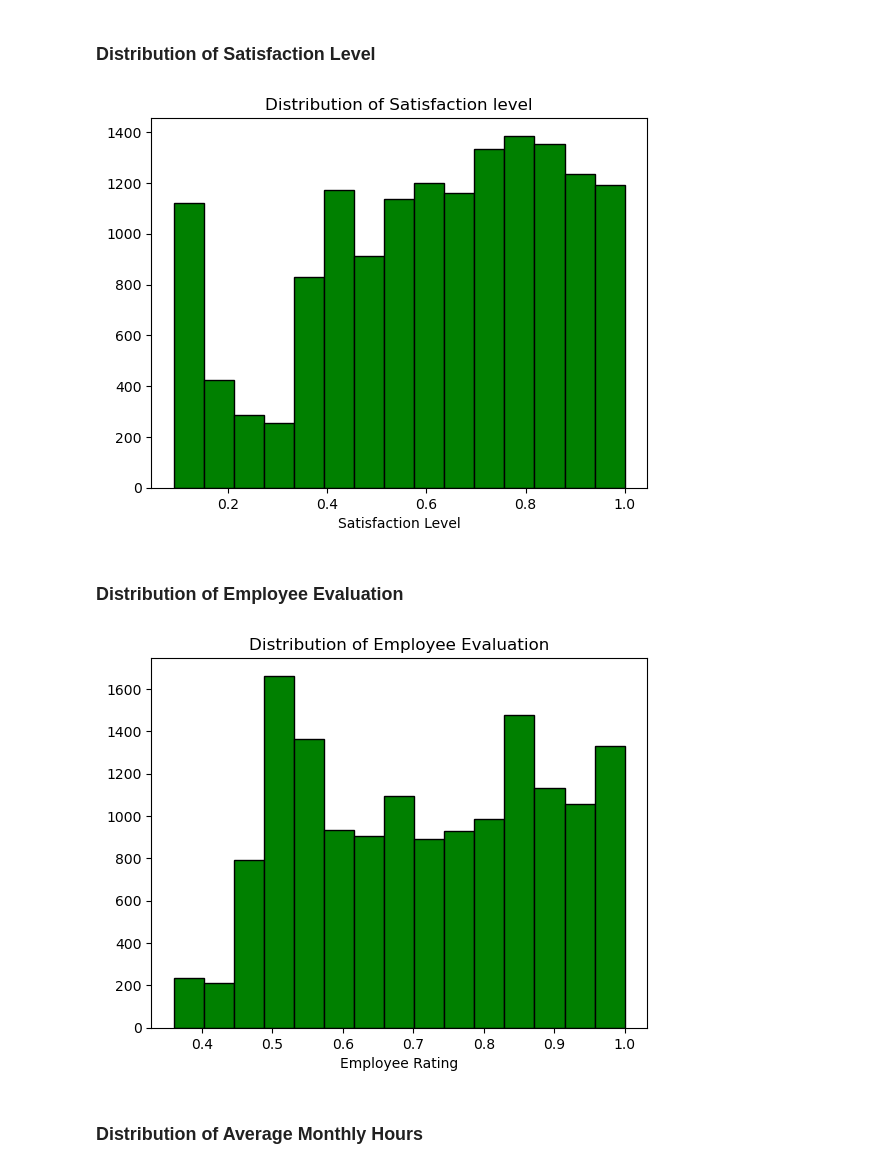
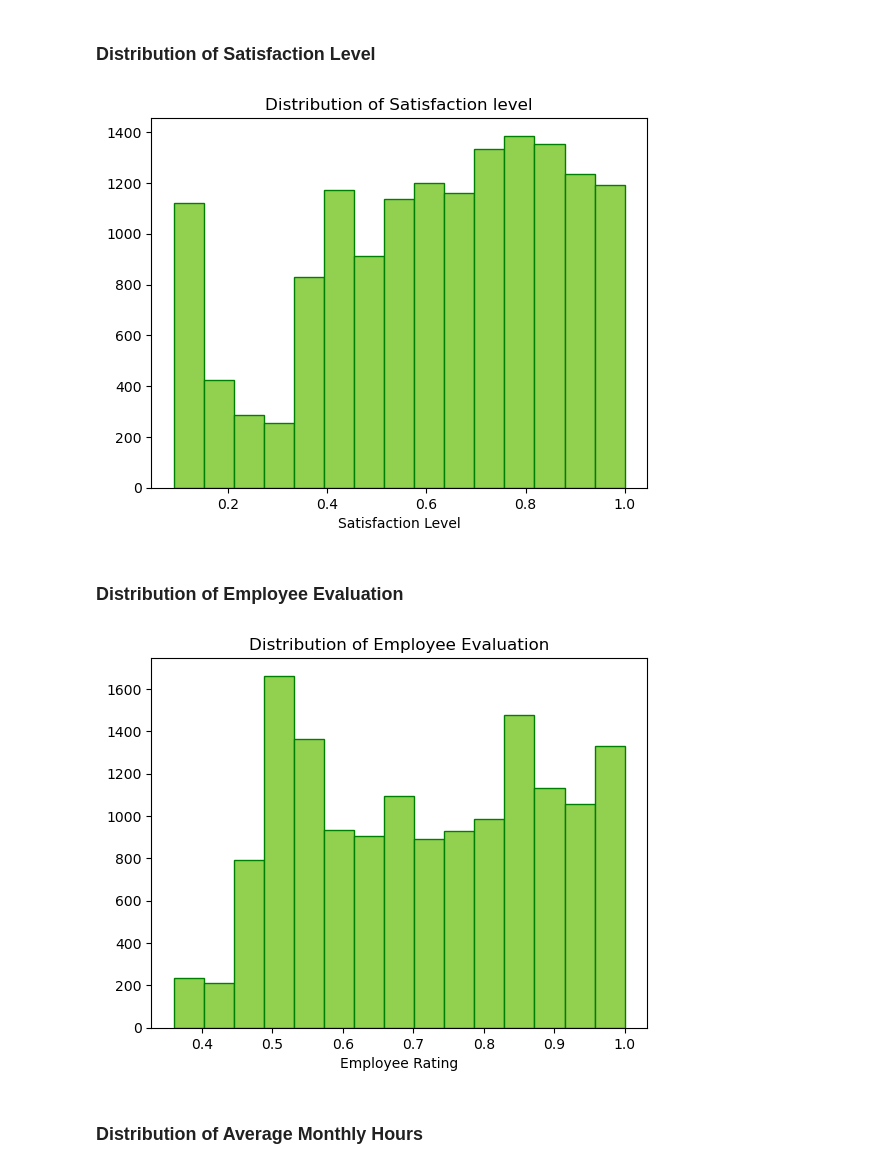
Before and after one commit to adsaw23/Employee-Turnover-Analysis, a Jupyter notebook: Notebooks/Employee_Turnover_EDA.ipynb, the cells around one changed output. Cells and saved outputs as stored; diff of their text form; code cells hidden in the pictures.

```diff
--- a/Notebooks/Employee_Turnover_EDA.ipynb
+++ b/Notebooks/Employee_Turnover_EDA.ipynb
@@ -102,21 +102,21 @@ sns.heatmap(numerical_data.corr(), cmap = 'coolwarm')
 # %% [markdown]
 ### Distribution of Satisfaction Level
 # %%
-plt.hist(df['satisfaction_level'], color = 'green', ec = 'black', bins = 15)
+plt.hist(df['satisfaction_level'], color = '#92D050', ec = 'green', bins = 15)
 plt.title("Distribution of Satisfaction level")
 plt.xlabel("Satisfaction Level")
 plt.show()
 # %% [output]
-[figure, old version]
+[figure, new version]
 # %% [markdown]
 ### Distribution of Employee Evaluation
 # %%
-plt.hist(df['last_evaluation'], color = 'green', ec = 'black', bins = 15)
+plt.hist(df['last_evaluation'], color = '#92D050', ec = 'green', bins = 15)
 plt.title("Distribution of Employee Evaluation")
 plt.xlabel("Employee Rating")
 plt.show()
 # %% [output]
-[figure, old version]
+[figure, new version]
 # %% [markdown]
 ### Distribution of Average Monthly Hours
 # %%
```
Also changed, not shown: parts of 1 cell of this notebook.
